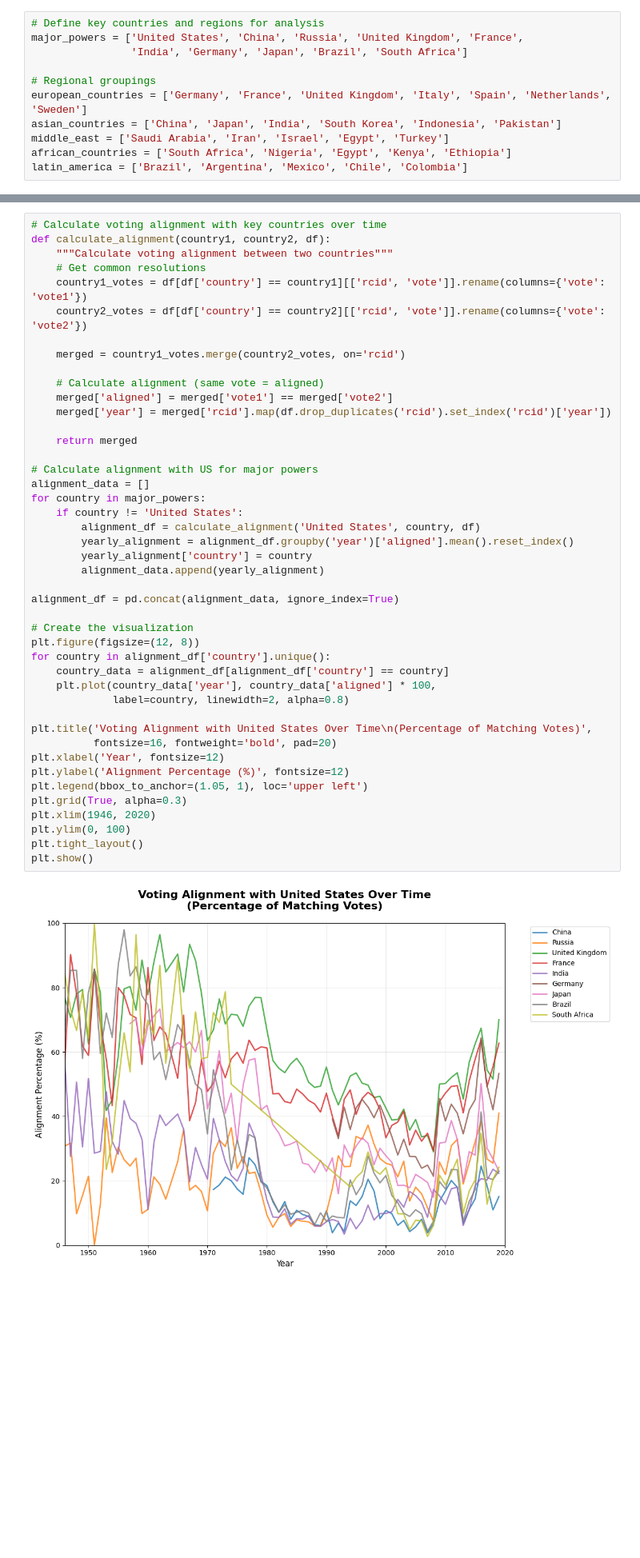
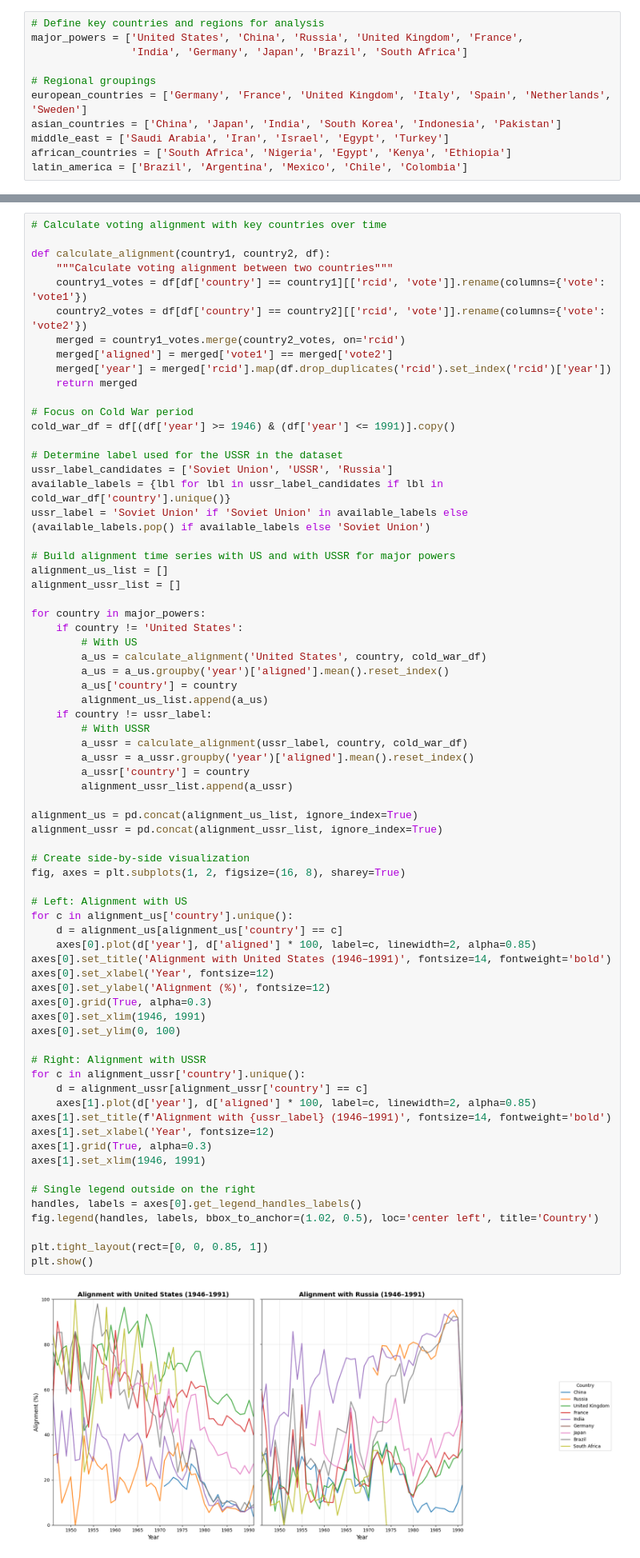
Before and after one commit to yijiesoo/leigaga, a Jupyter notebook: src/project.ipynb, the cells around one changed output, grey strips where cells are left out. Shown at 80% size. Drawn from its saved outputs; the diff is of its cells as text; blank space fills up the shorter version.

```diff
--- a/src/project.ipynb
+++ b/src/project.ipynb
@@ -162,47 +154,73 @@ latin_america = ['Brazil', 'Argentina', 'Mexico', 'Chile', 'Colombia']
 # %%
 # Calculate voting alignment with key countries over time
+
 def calculate_alignment(country1, country2, df):
     """Calculate voting alignment between two countries"""
-    # Get common resolutions
     country1_votes = df[df['country'] == country1][['rcid', 'vote']].rename(columns={'vote': 'vote1'})
     country2_votes = df[df['country'] == country2][['rcid', 'vote']].rename(columns={'vote': 'vote2'})
-
     merged = country1_votes.merge(country2_votes, on='rcid')
-
-    # Calculate alignment (same vote = aligned)
     merged['aligned'] = merged['vote1'] == merged['vote2']
     merged['year'] = merged['rcid'].map(df.drop_duplicates('rcid').set_index('rcid')['year'])
-
     return merged
 
-# Calculate alignment with US for major powers
-alignment_data = []
+# Focus on Cold War period
+cold_war_df = df[(df['year'] >= 1946) & (df['year'] <= 1991)].copy()
+
+# Determine label used for the USSR in the dataset
+ussr_label_candidates = ['Soviet Union', 'USSR', 'Russia']
+available_labels = {lbl for lbl in ussr_label_candidates if lbl in cold_war_df['country'].unique()}
+ussr_label = 'Soviet Union' if 'Soviet Union' in available_labels else (available_labels.pop() if available_labels else 'Soviet Union')
+
+# Build alignment time series with US and with USSR for major powers
+alignment_us_list = []
+alignment_ussr_list = []
+
 for country in major_powers:
     if country != 'United States':
-        alignment_df = calculate_alignment('United States', country, df)
-        yearly_alignment = alignment_df.groupby('year')['aligned'].mean().reset_index()
-        yearly_alignment['country'] = country
-        alignment_data.append(yearly_alignment)
+        # With US
+        a_us = calculate_alignment('United States', country, cold_war_df)
+        a_us = a_us.groupby('year')['aligned'].mean().reset_index()
+        a_us['country'] = country
+        alignment_us_list.append(a_us)
+    if country != ussr_label:
+        # With USSR
+        a_ussr = calculate_alignment(ussr_label, country, cold_war_df)
+        a_ussr = a_ussr.groupby('year')['aligned'].mean().reset_index()
+        a_ussr['country'] = country
+        alignment_ussr_list.append(a_ussr)
 
-alignment_df = pd.concat(alignment_data, ignore_index=True)
+alignment_us = pd.concat(alignment_us_list, ignore_index=True)
+alignment_ussr = pd.concat(alignment_ussr_list, ignore_index=True)
 
-# Create the visualization
-plt.figure(figsize=(12, 8))
-for country in alignment_df['country'].unique():
-    country_data = alignment_df[alignment_df['country'] == country]
-    plt.plot(country_data['year'], country_data['aligned'] * 100,
-             label=country, linewidth=2, alpha=0.8)
+# Create side-by-side visualization
+fig, axes = plt.subplots(1, 2, figsize=(16, 8), sharey=True)
 
-plt.title('Voting Alignment with United States Over Time\n(Percentage of Matching Votes)',
-          fontsize=16, fontweight='bold', pad=20)
-plt.xlabel('Year', fontsize=12)
-plt.ylabel('Alignment Percentage (%)', fontsize=12)
-plt.legend(bbox_to_anchor=(1.05, 1), loc='upper left')
-plt.grid(True, alpha=0.3)
-plt.xlim(1946, 2020)
-plt.ylim(0, 100)
-plt.tight_layout()
+# Left: Alignment with US
+for c in alignment_us['country'].unique():
+    d = alignment_us[alignment_us['country'] == c]
+    axes[0].plot(d['year'], d['aligned'] * 100, label=c, linewidth=2, alpha=0.85)
+axes[0].set_title('Alignment with United States (1946–1991)', fontsize=14, fontweight='bold')
+axes[0].set_xlabel('Year', fontsize=12)
+axes[0].set_ylabel('Alignment (%)', fontsize=12)
+axes[0].grid(True, alpha=0.3)
+axes[0].set_xlim(1946, 1991)
+axes[0].set_ylim(0, 100)
+
+# Right: Alignment with USSR
+for c in alignment_ussr['country'].unique():
+    d = alignment_ussr[alignment_ussr['country'] == c]
+    axes[1].plot(d['year'], d['aligned'] * 100, label=c, linewidth=2, alpha=0.85)
+axes[1].set_title(f'Alignment with {ussr_label} (1946–1991)', fontsize=14, fontweight='bold')
+axes[1].set_xlabel('Year', fontsize=12)
+axes[1].grid(True, alpha=0.3)
+axes[1].set_xlim(1946, 1991)
+
+# Single legend outside on the right
+handles, labels = axes[0].get_legend_handles_labels()
+fig.legend(handles, labels, bbox_to_anchor=(1.02, 0.5), loc='center left', title='Country')
+
+plt.tight_layout(rect=[0, 0, 0.85, 1])
 plt.show()
 # %% [output]
-[figure, old version]
+[figure, new version]
 # %% [markdown]
```
Also changed, not shown: parts of 14 cells of this notebook, 1 other file.
